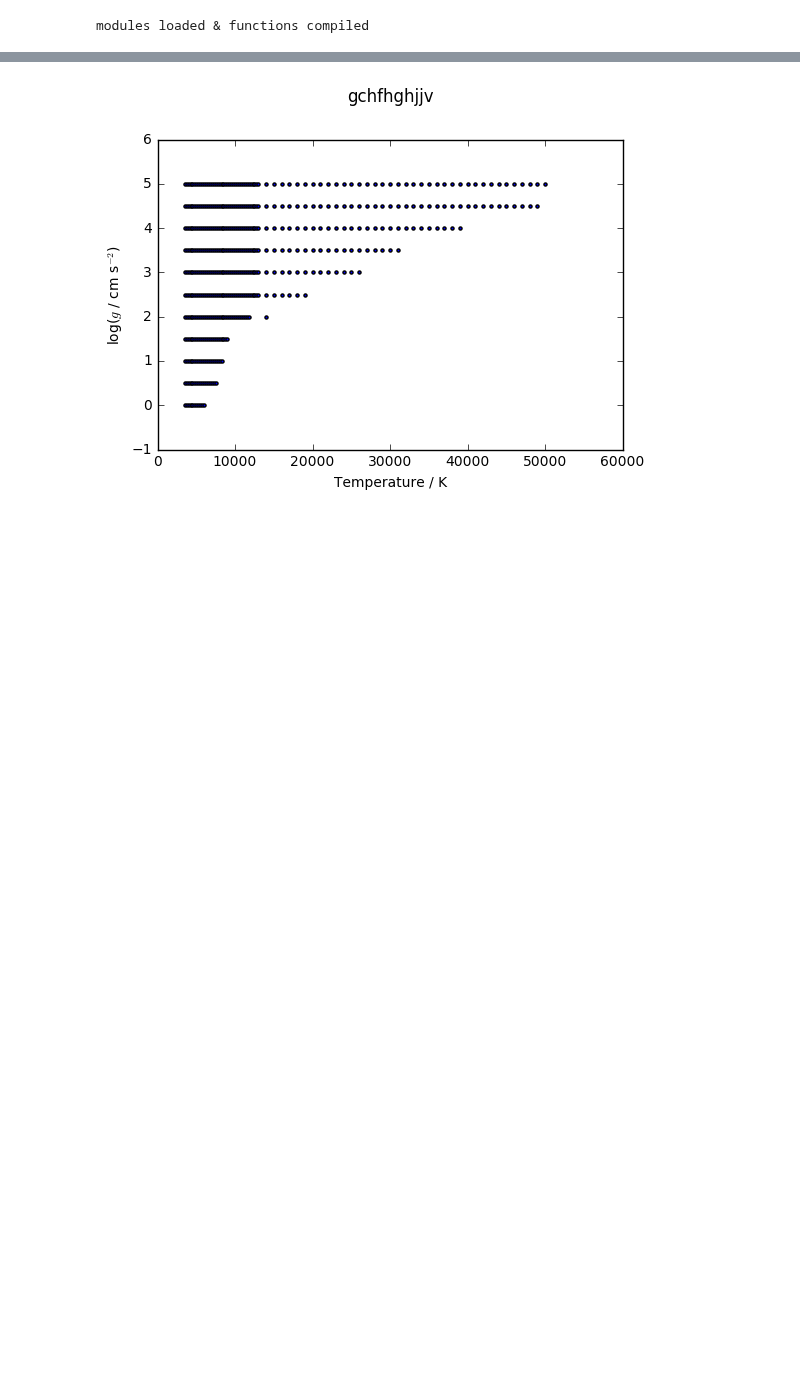
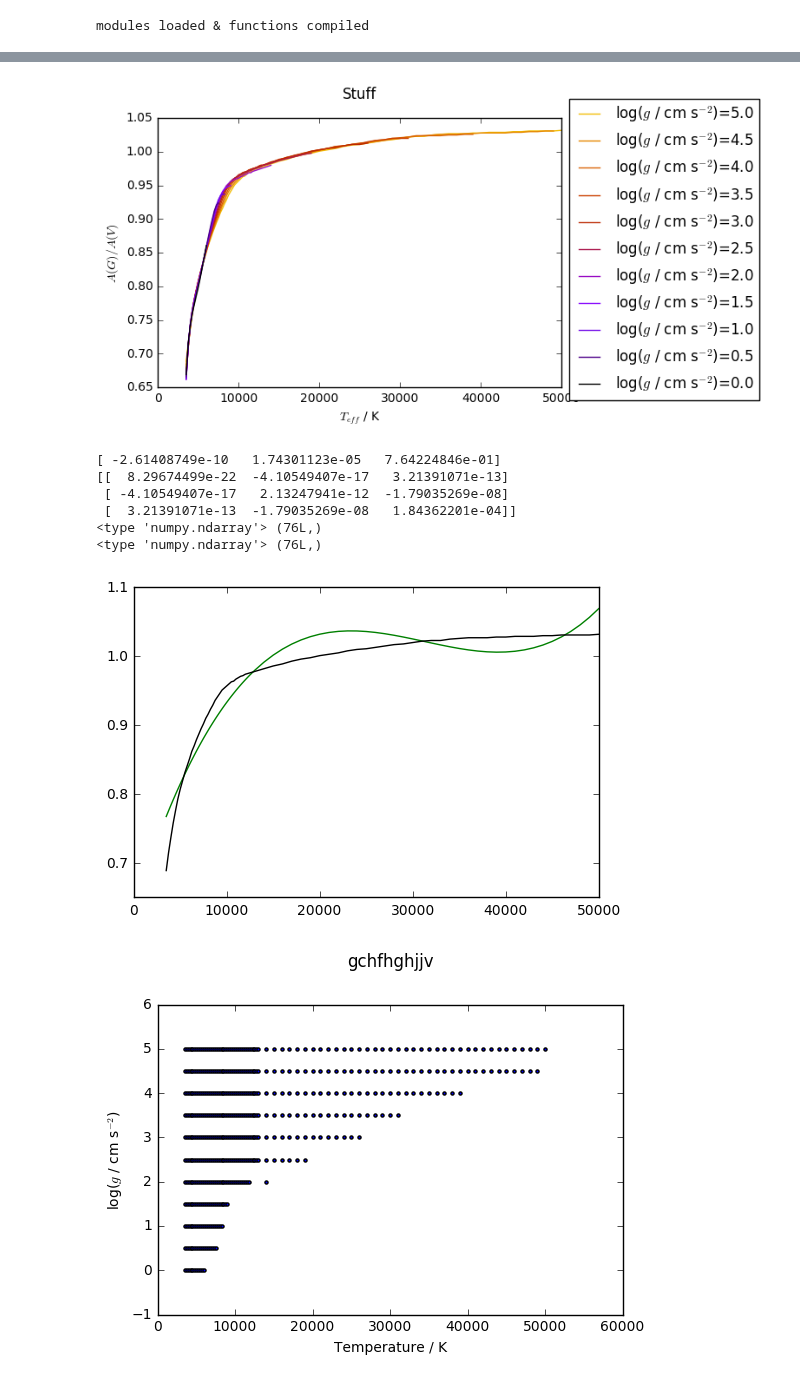
Before and after one commit to AlexlwAstro/phd_work, a Jupyter notebook: gaia_spectra_plots.ipynb, the cells around one changed output, grey strips where cells are left out. Saved outputs shown, nothing was run; the diff lists cells and outputs as text; code cells hidden in the pictures; blank space fills up the shorter version.

Commit message:
raw A(X) values & graphs

```diff
--- a/gaia_spectra_plots.ipynb
+++ b/gaia_spectra_plots.ipynb
@@ -158,3 +191,58 @@ Final dictionary length:  11
+# %%
+"""fig, gfix = plt.subplots()
+# colormap stuff
+nipy_spectral
+plt.gca().set_color_cycle([col_map(i) for i in np.linspace(0, 0.90, len(Av0z2_logg_fix))])
+"""
+
+var_names = ['$T_{eff}$ / K','log($g$ / cm s$^{-2}$)','$A(G)/A(V)$','$A(G_{bp})/A(V)$','$A(G_{rp})/A(V)$']
+fig, ax = plt.subplots()
+col_map = plt.cm.gnuplot
+#ax.set_xlim(0,15000)
+#ax.set_ylim(-2,0)
+dict_2D_plot(A_X_zs_gfix,ax,1,3,var_names,col_map)
+
+Teff_5 = (A_X_zs_gfix['5.0'])[:,0]
+A_G_5 = (A_X_zs_gfix['5.0'])[:,2]
+
+
+fit0_p3 = np.polyfit(Teff_5,A_G_5,3)
+#print fit0_p3
+
+fit5_p3 = np.polyfit(Teff_5,A_G_5,3)
+#print fit5_p3
+fit5_p2,covout = np.polyfit(Teff_5,A_G_5,2,cov=True)
+print fit5_p2
+print covout
+fit5_p4 = np.polyfit(Teff_5,A_G_5,4)
+fit5_p5 = np.polyfit(Teff_5,A_G_5,5)
+#print fit5_p4
+
+predict5_2 = (fit5_p2[0])*Teff_5**2 + (fit5_p2[1])*Teff_5 +(fit5_p2[2])
+predict5_3 = (fit5_p3[0])*Teff_5**3 + (fit5_p3[1])*Teff_5**2 + (fit5_p3[2])*Teff_5 +(fit5_p3[3])
+predict5_4 = (fit5_p4[0])*Teff_5**4 + (fit5_p4[1])*Teff_5**3 + (fit5_p4[2])*Teff_5**2 + (fit5_p4[3])*Teff_5 +(fit5_p4[4])
+predict5_5 = (fit5_p5[0])*Teff_5**5 + (fit5_p5[1])*Teff_5**4 + (fit5_p5[2])*Teff_5**3 + (fit5_p5[3])*Teff_5**2 + (fit5_p5[4])*Teff_5 +(fit5_p5[5])
+print type(predict5_2), predict5_2.shape
+print type(predict5_3), predict5_3.shape
+
+fig,ax = plt.subplots()
+
+#ax.plot(Teff_5,predict5_2,'r')
+ax.plot(Teff_5,predict5_3,'g')
+#ax.plot(Teff_5,predict5_4,'b')
+#ax.plot(Teff_5,predict5_5,'m')
+
+ax.plot(Teff_5,A_G_5,'k')
+plt.show()
+# %% [output]
+[figure, added]
+[ -2.61408749e-10   1.74301123e-05   7.64224846e-01]
+[[  8.29674499e-22  -4.10549407e-17   3.21391071e-13]
+ [ -4.10549407e-17   2.13247941e-12  -1.79035269e-08]
+ [  3.21391071e-13  -1.79035269e-08   1.84362201e-04]]
+<type 'numpy.ndarray'> (76L,)
+<type 'numpy.ndarray'> (76L,)
+[figure, added]
 # %%
 fig, ax = plt.subplots()
 #ax.axhline(y=0.0, color='m', linestyle='--')
```
Also changed, not shown: parts of 4 cells of this notebook, 4 other files.
